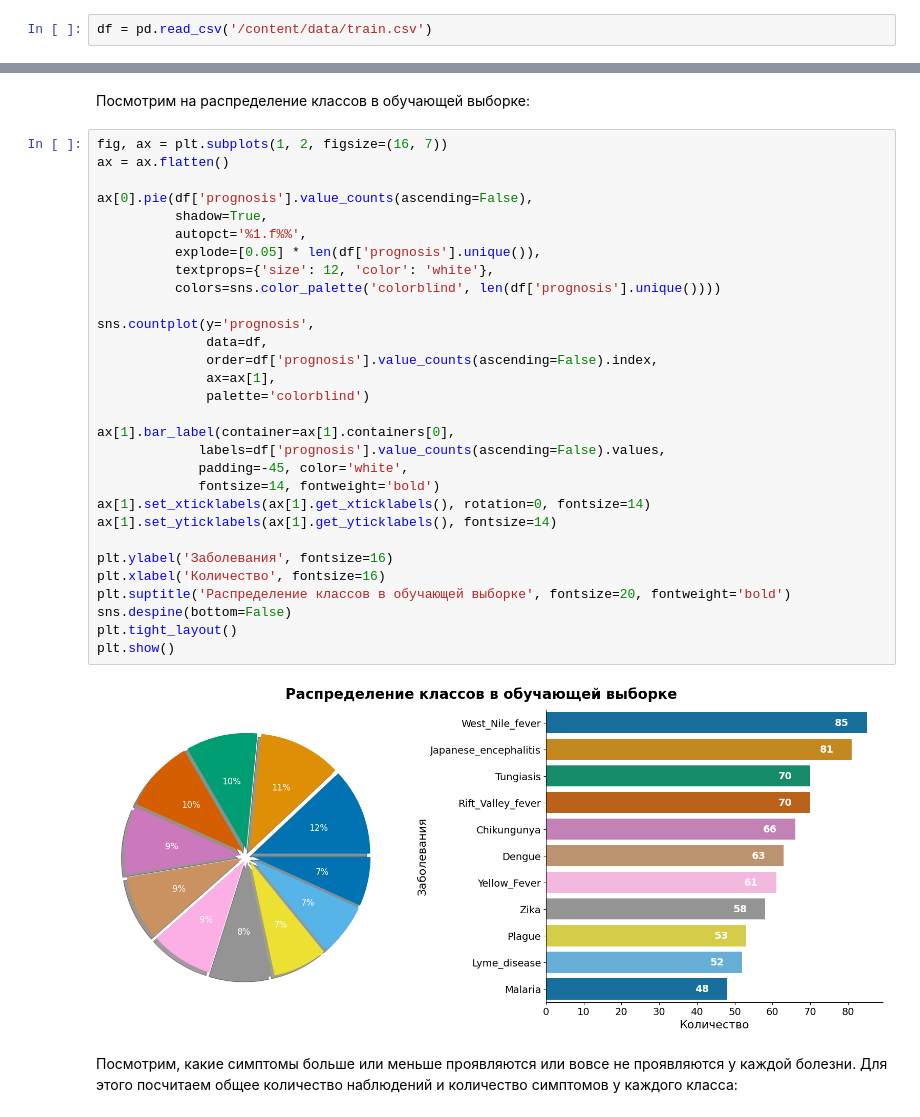
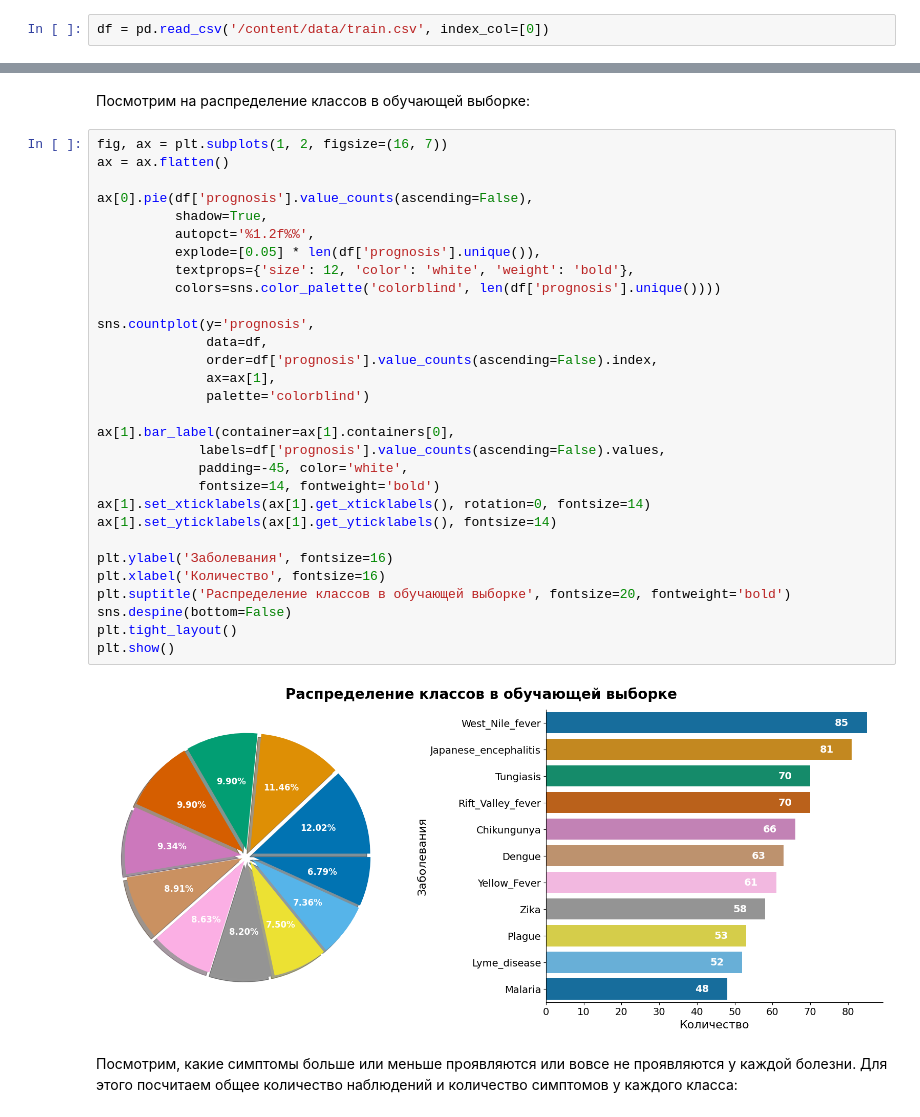
Before and after one commit to aleksandr-del/kaggle-competitions, a Jupyter notebook: season_3_episode_13.ipynb, the cells around one changed output, grey strips where cells are left out. Saved outputs shown, nothing was run; the diff lists cells and outputs as text.

```diff
--- a/season_3_episode_13.ipynb
+++ b/season_3_episode_13.ipynb
@@ -56,7 +57,7 @@ Archive:  playground-series-s3e13.zip
 # %% [markdown]
 Сохраним обучающую выборку в переменной `df` и выведим первые 5 строк датафрейма:
 # %%
-df = pd.read_csv('/content/data/train.csv')
+df = pd.read_csv('/content/data/train.csv', index_col=[0])
 # %%
 df.head()
 # %% [output]
@@ -147,35 +149,35 @@ for x in X:
 # %%
 fig, ax = plt.subplots(1, 2, figsize=(16, 7))
 ax = ax.flatten()
 
 ax[0].pie(df['prognosis'].value_counts(ascending=False),
           shadow=True,
-          autopct='%1.f%%',
+          autopct='%1.2f%%',
           explode=[0.05] * len(df['prognosis'].unique()),
-          textprops={'size': 12, 'color': 'white'},
+          textprops={'size': 12, 'color': 'white', 'weight': 'bold'},
           colors=sns.color_palette('colorblind', len(df['prognosis'].unique())))
 
 sns.countplot(y='prognosis',
               data=df,
               order=df['prognosis'].value_counts(ascending=False).index,
               ax=ax[1],
               palette='colorblind')
 
 ax[1].bar_label(container=ax[1].containers[0],
              labels=df['prognosis'].value_counts(ascending=False).values,
              padding=-45, color='white',
              fontsize=14, fontweight='bold')
 ax[1].set_xticklabels(ax[1].get_xticklabels(), rotation=0, fontsize=14)
 ax[1].set_yticklabels(ax[1].get_yticklabels(), fontsize=14)
 
 plt.ylabel('Заболевания', fontsize=16)
 plt.xlabel('Количество', fontsize=16)
 plt.suptitle('Распределение классов в обучающей выборке', fontsize=20, fontweight='bold')
 sns.despine(bottom=False)
 plt.tight_layout()
 plt.show()
 # %% [output]
-[figure, old version]
+[figure, new version]
 # %% [markdown]
 Посмотрим, какие симптомы больше или меньше проявляются или вовсе не проявляются у каждой болезни. Для этого посчитаем общее количество наблюдений и количество симптомов у каждого класса:
 # %%
```
Also changed, not shown: parts of 40 cells of this notebook.
